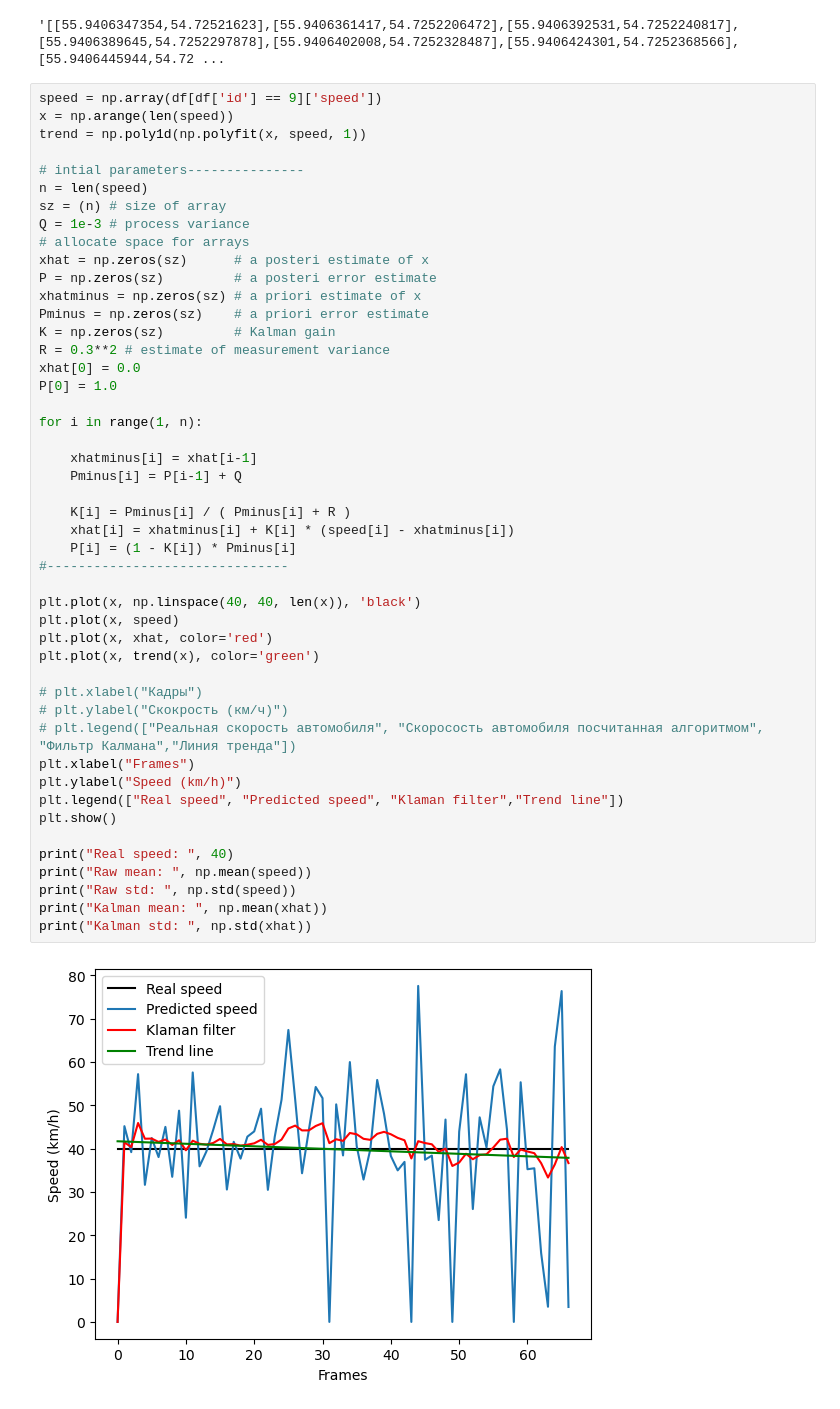
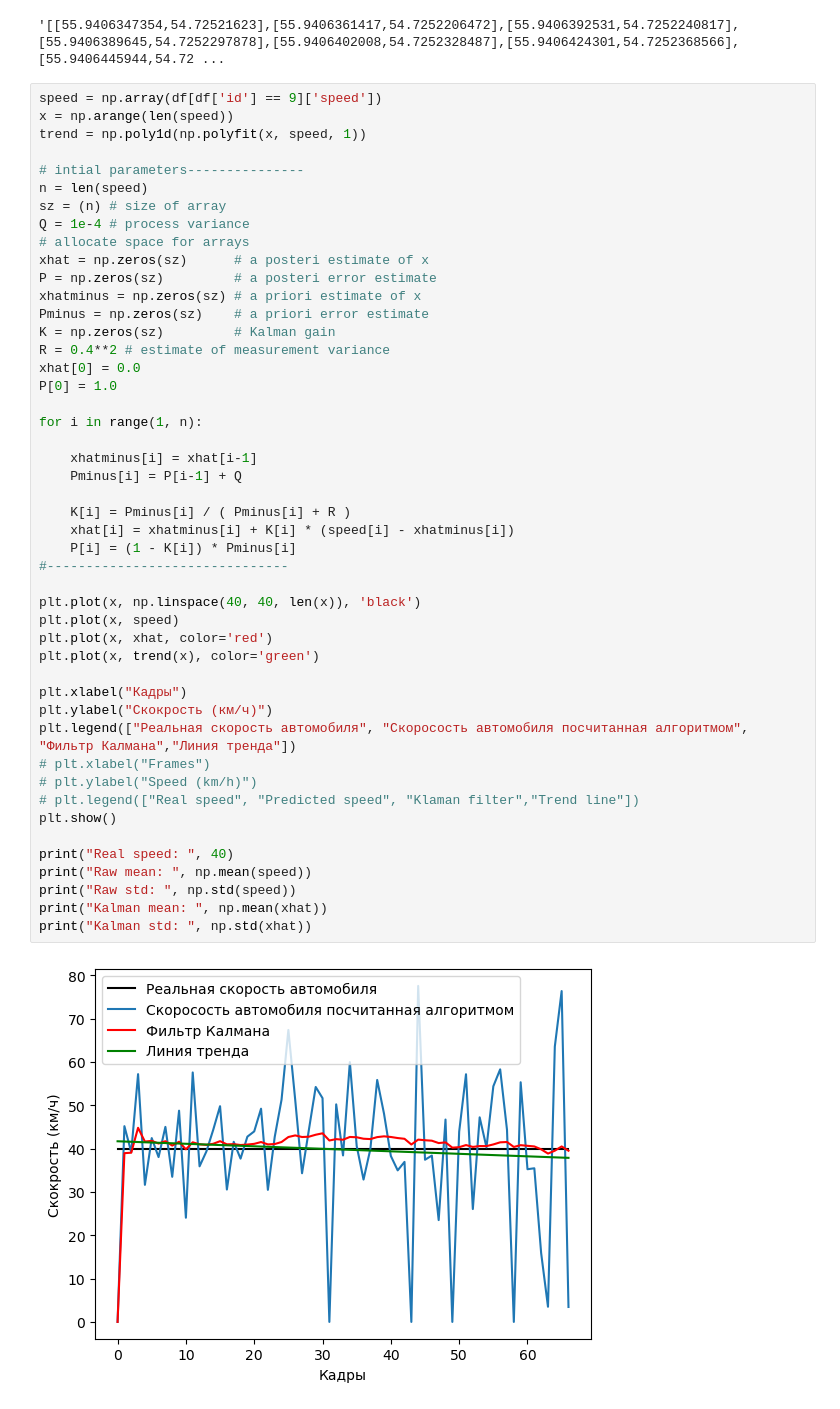
Before and after one commit to NoPainNoGane/yolov5_deepsort, a Jupyter notebook: statistics.ipynb, the cells around one changed output. Cells and saved outputs as stored; diff of their text form.

```diff
--- a/statistics.ipynb
+++ b/statistics.ipynb
@@ -16,47 +16,47 @@ trend = np.poly1d(np.polyfit(x, speed, 1))
 # intial parameters---------------
 n = len(speed)
 sz = (n) # size of array
-Q = 1e-3 # process variance
+Q = 1e-4 # process variance
 # allocate space for arrays
 xhat = np.zeros(sz)      # a posteri estimate of x
 P = np.zeros(sz)         # a posteri error estimate
 xhatminus = np.zeros(sz) # a priori estimate of x
 Pminus = np.zeros(sz)    # a priori error estimate
 K = np.zeros(sz)         # Kalman gain
-R = 0.3**2 # estimate of measurement variance
+R = 0.4**2 # estimate of measurement variance
 xhat[0] = 0.0
 P[0] = 1.0
 
 for i in range(1, n):
 
     xhatminus[i] = xhat[i-1]
     Pminus[i] = P[i-1] + Q
 
     K[i] = Pminus[i] / ( Pminus[i] + R )
     xhat[i] = xhatminus[i] + K[i] * (speed[i] - xhatminus[i])
     P[i] = (1 - K[i]) * Pminus[i]
 #-------------------------------
 
 plt.plot(x, np.linspace(40, 40, len(x)), 'black')
 plt.plot(x, speed)
 plt.plot(x, xhat, color='red')
 plt.plot(x, trend(x), color='green')
 
-# plt.xlabel("Кадры")
-# plt.ylabel("Скокрость (км/ч)")
-# plt.legend(["Реальная скорость автомобиля", "Скоросость автомобиля посчитанная алгоритмом", "Фильтр Калмана","Линия тренда"])
-plt.xlabel("Frames")
-plt.ylabel("Speed (km/h)")
-plt.legend(["Real speed", "Predicted speed", "Klaman filter","Trend line"])
+plt.xlabel("Кадры")
+plt.ylabel("Скокрость (км/ч)")
+plt.legend(["Реальная скорость автомобиля", "Скоросость автомобиля посчитанная алгоритмом", "Фильтр Калмана","Линия тренда"])
+# plt.xlabel("Frames")
+# plt.ylabel("Speed (km/h)")
+# plt.legend(["Real speed", "Predicted speed", "Klaman filter","Trend line"])
 plt.show()
 
 print("Real speed: ", 40)
 print("Raw mean: ", np.mean(speed))
 print("Raw std: ", np.std(speed))
 print("Kalman mean: ", np.mean(xhat))
 print("Kalman std: ", np.std(xhat))
 # %% [output]
-[figure, old version]
+[figure, new version]
 Real speed:  40
 Raw mean:  39.80367301767654
 Raw std:  17.332371036770944
```
Also changed, not shown: parts of 1 cell of this notebook, 5 other files.
